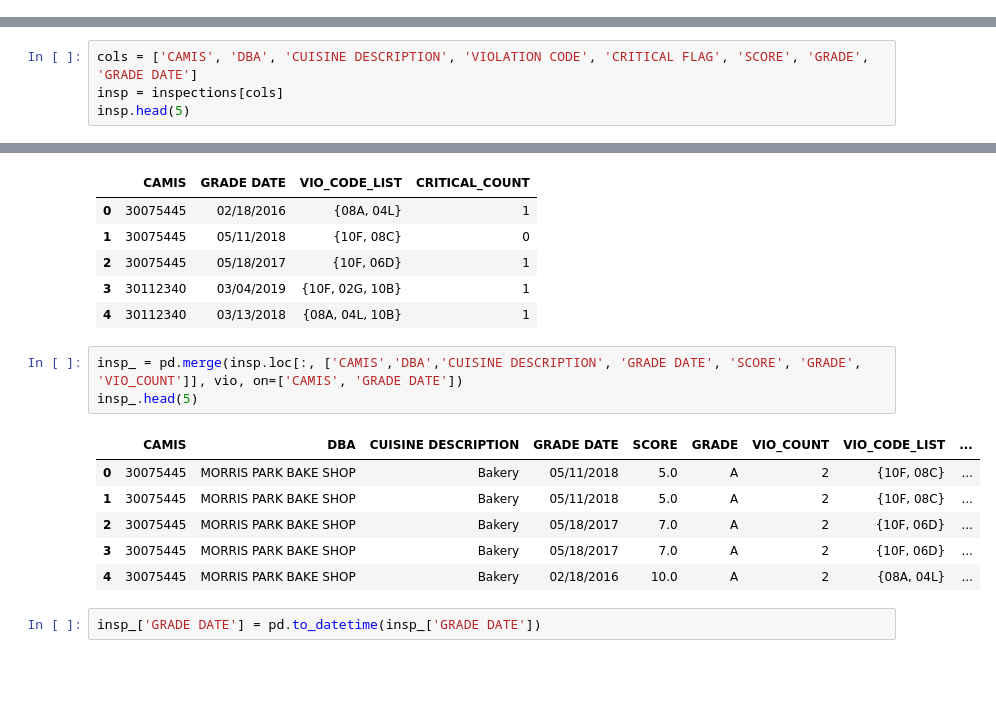
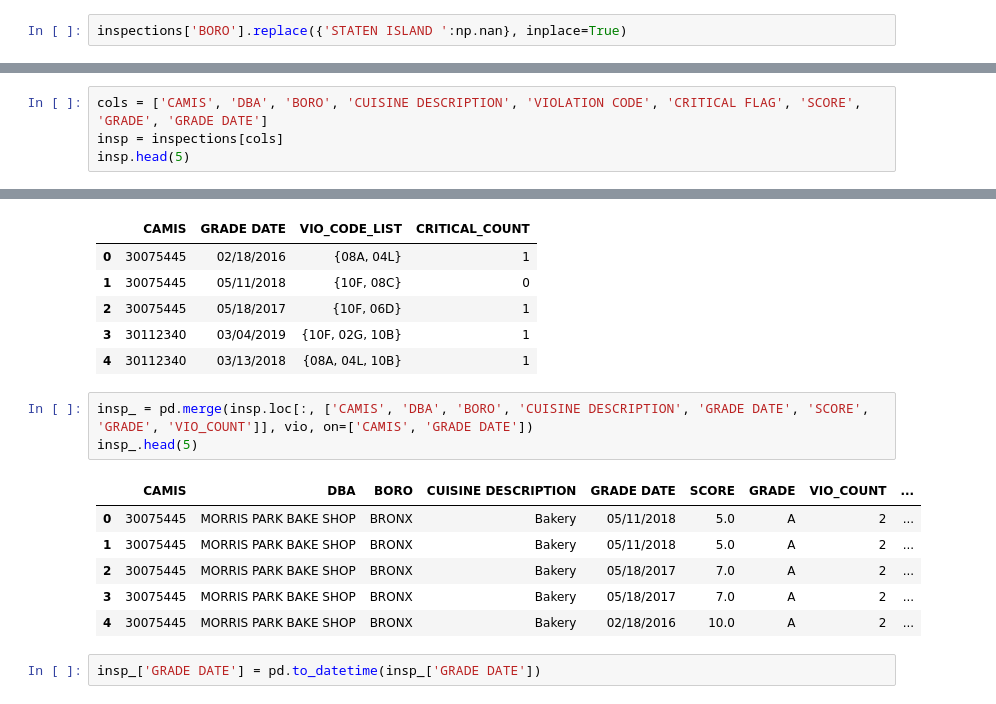
Before and after one commit to dareg0/Did-diners-make-better-restaurant-decisions, a Jupyter notebook: Preprocessing.ipynb, the cells around one changed output, grey strips where cells are left out. Drawn from its saved outputs; the diff is of its cells as text; blank space fills up the shorter version.

```diff
--- a/Preprocessing.ipynb
+++ b/Preprocessing.ipynb
@@ -100,3 +110,5 @@ Name: CRITICAL FLAG, dtype: int64
+# %%
+inspections['BORO'].replace({'STATEN ISLAND ':np.nan}, inplace=True)
 # %%
 inspections.isna().sum()
 # %% [output]
@@ -120,7 +132,7 @@ RECORD DATE                   0
 INSPECTION TYPE            1302
 dtype: int64
 # %%
-cols = ['CAMIS', 'DBA', 'CUISINE DESCRIPTION', 'VIOLATION CODE', 'CRITICAL FLAG', 'SCORE', 'GRADE', 'GRADE DATE']
+cols = ['CAMIS', 'DBA', 'BORO', 'CUISINE DESCRIPTION', 'VIOLATION CODE', 'CRITICAL FLAG', 'SCORE', 'GRADE', 'GRADE DATE']
 insp = inspections[cols]
 insp.head(5)
 # %% [output]
@@ -232,15 +247,15 @@ vio.head(5)
 | 3 | 30112340 | 03/04/2019 | {10F, 02G, 10B} | 1 |
 | 4 | 30112340 | 03/13/2018 | {08A, 04L, 10B} | 1 |
 # %%
-insp_ = pd.merge(insp.loc[:, ['CAMIS','DBA','CUISINE DESCRIPTION', 'GRADE DATE', 'SCORE', 'GRADE', 'VIO_COUNT']], vio, on=['CAMIS', 'GRADE DATE'])
+insp_ = pd.merge(insp.loc[:, ['CAMIS', 'DBA', 'BORO', 'CUISINE DESCRIPTION', 'GRADE DATE', 'SCORE', 'GRADE', 'VIO_COUNT']], vio, on=['CAMIS', 'GRADE DATE'])
 insp_.head(5)
 # %% [output]
-|  | CAMIS | DBA | CUISINE DESCRIPTION | GRADE DATE | SCORE | GRADE | VIO_COUNT | VIO_CODE_LIST | ... |
-| 0 | 30075445 | MORRIS PARK BAKE SHOP | Bakery | 05/11/2018 | 5.0 | A | 2 | {10F, 08C} | ... |
-| 1 | 30075445 | MORRIS PARK BAKE SHOP | Bakery | 05/11/2018 | 5.0 | A | 2 | {10F, 08C} | ... |
-| 2 | 30075445 | MORRIS PARK BAKE SHOP | Bakery | 05/18/2017 | 7.0 | A | 2 | {10F, 06D} | ... |
-| 3 | 30075445 | MORRIS PARK BAKE SHOP | Bakery | 05/18/2017 | 7.0 | A | 2 | {10F, 06D} | ... |
-| 4 | 30075445 | MORRIS PARK BAKE SHOP | Bakery | 02/18/2016 | 10.0 | A | 2 | {08A, 04L} | ... |
+|  | CAMIS | DBA | BORO | CUISINE DESCRIPTION | GRADE DATE | SCORE | GRADE | VIO_COUNT | ... |
+| 0 | 30075445 | MORRIS PARK BAKE SHOP | BRONX | Bakery | 05/11/2018 | 5.0 | A | 2 | ... |
+| 1 | 30075445 | MORRIS PARK BAKE SHOP | BRONX | Bakery | 05/11/2018 | 5.0 | A | 2 | ... |
+| 2 | 30075445 | MORRIS PARK BAKE SHOP | BRONX | Bakery | 05/18/2017 | 7.0 | A | 2 | ... |
+| 3 | 30075445 | MORRIS PARK BAKE SHOP | BRONX | Bakery | 05/18/2017 | 7.0 | A | 2 | ... |
+| 4 | 30075445 | MORRIS PARK BAKE SHOP | BRONX | Bakery | 02/18/2016 | 10.0 | A | 2 | ... |
 # %%
 insp_['GRADE DATE'] = pd.to_datetime(insp_['GRADE DATE'])
 # %% [markdown]
```
Also changed, not shown: parts of 12 cells of this notebook, 1 other file.
